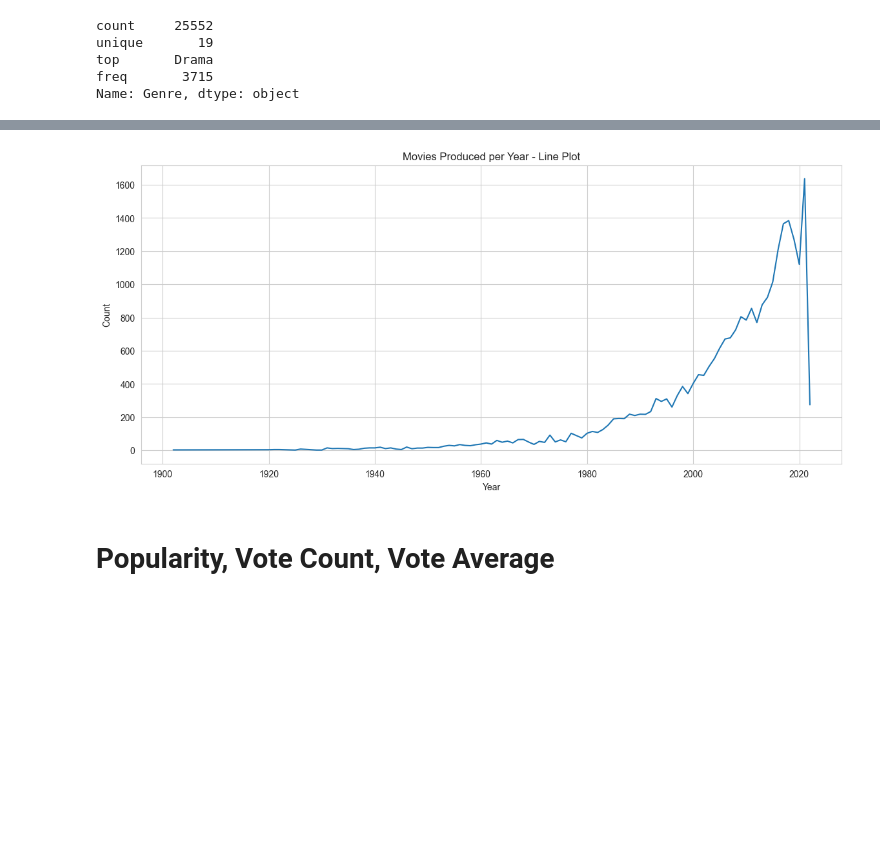
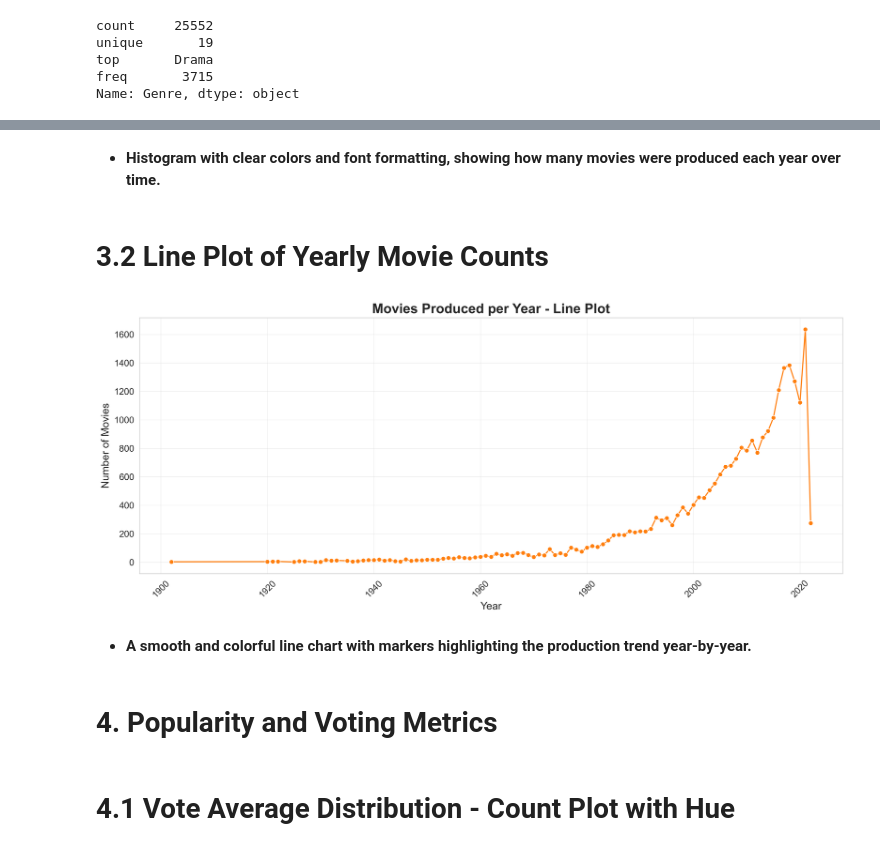
Before and after one commit to omjaikumar23/Netflix-Data-Analysis, a Jupyter notebook: netflix_data_analysis.ipynb, the cells around one changed output, grey strips where cells are left out. Drawn from its saved outputs; the diff is of its cells as text; code cells hidden in the pictures; blank space fills up the shorter version.

```diff
--- a/netflix_data_analysis.ipynb
+++ b/netflix_data_analysis.ipynb
@@ -349,13 +406,27 @@ plt.show()
+# %% [markdown]
+- **Histogram with clear colors and font formatting, showing how many movies were produced each year over time.**
+# %% [markdown]
+# **3.2 Line Plot of Yearly Movie Counts**
 # %%
+# Aggregate by year and sort for plotting
 year_counts = df['Release_Date'].value_counts().sort_index()
-plt.figure(figsize=(14,6))
-sns.lineplot(x=year_counts.index, y=year_counts.values)
-plt.title('Movies Produced per Year - Line Plot')
-plt.xlabel('Year')
-plt.ylabel('Count')
+
+plt.figure(figsize=(14, 6), dpi=300)
+sns.lineplot(x=year_counts.index, y=year_counts.values, color='#ff7f0e', marker='o')
+plt.title('Movies Produced per Year - Line Plot', fontsize=18, fontweight='bold')
+plt.xlabel('Year', fontsize=14)
+plt.ylabel('Number of Movies', fontsize=14)
+plt.xticks(rotation=45, fontsize=12)
+plt.yticks(fontsize=12)
+plt.grid(True, alpha=0.3)
+plt.tight_layout()
 plt.show()
 # %% [output]
-[figure, old version]
+[figure, new version]
+# %% [markdown]
+- **A smooth and colorful line chart with markers highlighting the production trend year-by-year.**
 # %% [markdown]
-# **Popularity, Vote Count, Vote Average**
+# **4. Popularity and Voting Metrics**
+# %% [markdown]
+# **4.1 Vote Average Distribution - Count Plot with Hue**
 # %%
```
Also changed, not shown: parts of 72 cells of this notebook.
